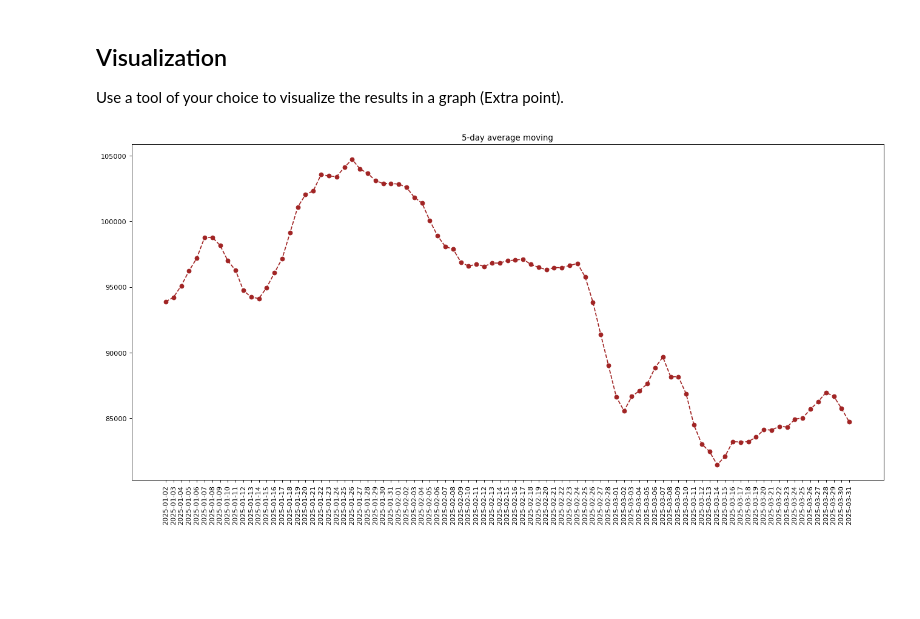
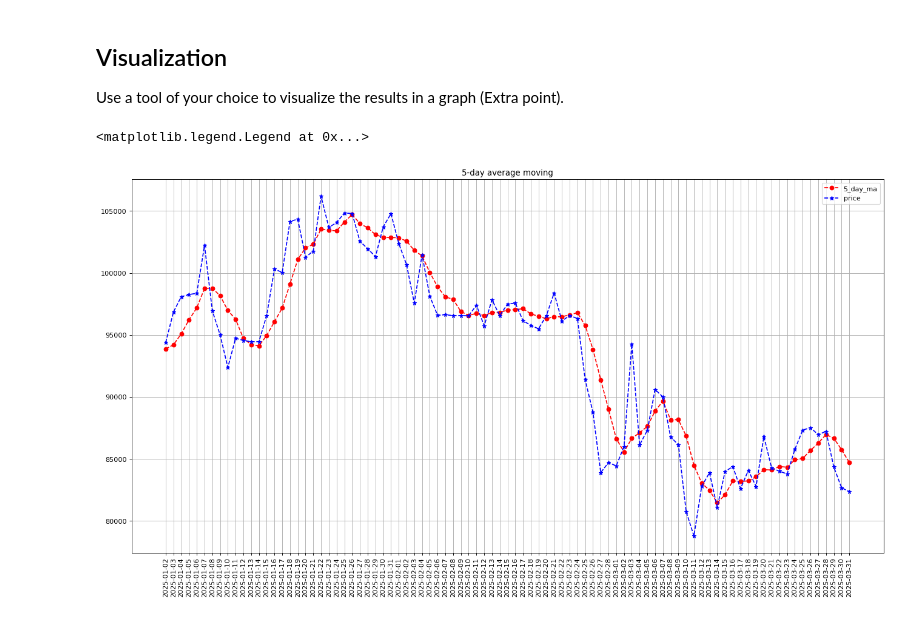
Before and after one commit to VotingRock/coingecko_api, a Jupyter notebook: challenge.ipynb, the cells around one changed output. Cells and saved outputs as stored; diff of their text form; code cells hidden in the pictures; blank space fills up the shorter version.

Commit message:
Update graphics

```diff
--- a/challenge.ipynb
+++ b/challenge.ipynb
@@ -395,10 +406,14 @@ con = sqlite3.connect('./db/bitcoin_prices.db')
 df = pd.read_sql_query('SELECT date(date) as dt, * from btc_ma_5d ORDER BY dt limit 100', con)
 last_day = df['dt'][0].replace('-','_')
 # %%
-figure(figsize=(20, 9), dpi=80)
+figure(figsize=(20, 10), dpi=80)
+plt.grid(True)
 plt.title('5-day average moving')
-plt.plot(df['dt'], df['5_day_ma'], color='#a12424', linestyle='--', marker='o')
+plt.plot(df['dt'], df['5_day_ma'], color='red', linestyle='--', marker='o', label='5_day_ma')
+plt.plot(df['dt'], df['price'], color='blue', linestyle='--', marker='*', label='price')
 plt.tick_params(axis='x', rotation=90)
 plt.savefig(f'./graphics/5_day_average_moving_{last_day}.jpg')
+plt.legend()
 # %% [output]
+<matplotlib.legend.Legend at 0x...>
-[figure, old version]
+[figure, new version]
```
Also changed, not shown: parts of 1 cell of this notebook, 4 other files.
